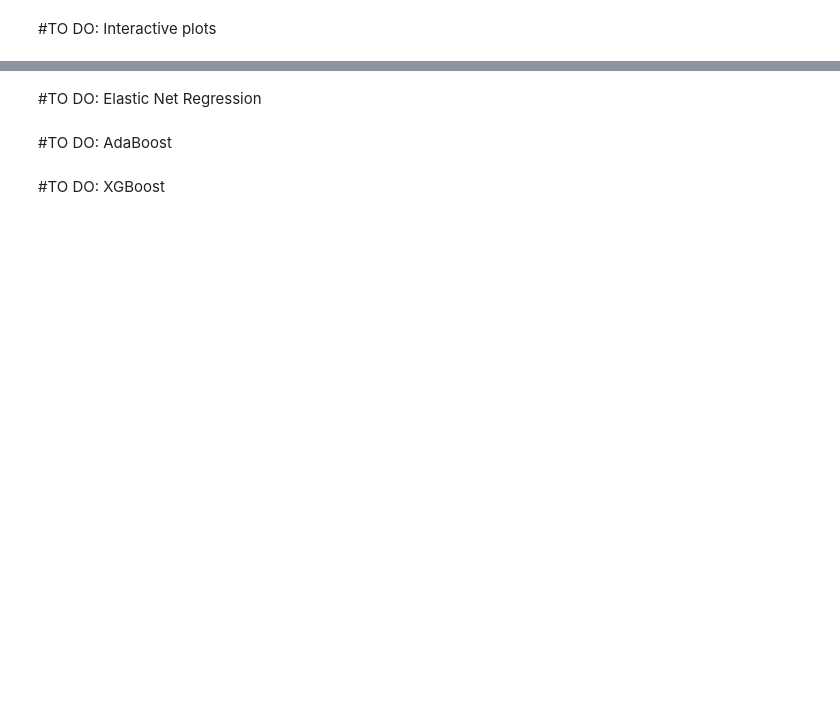
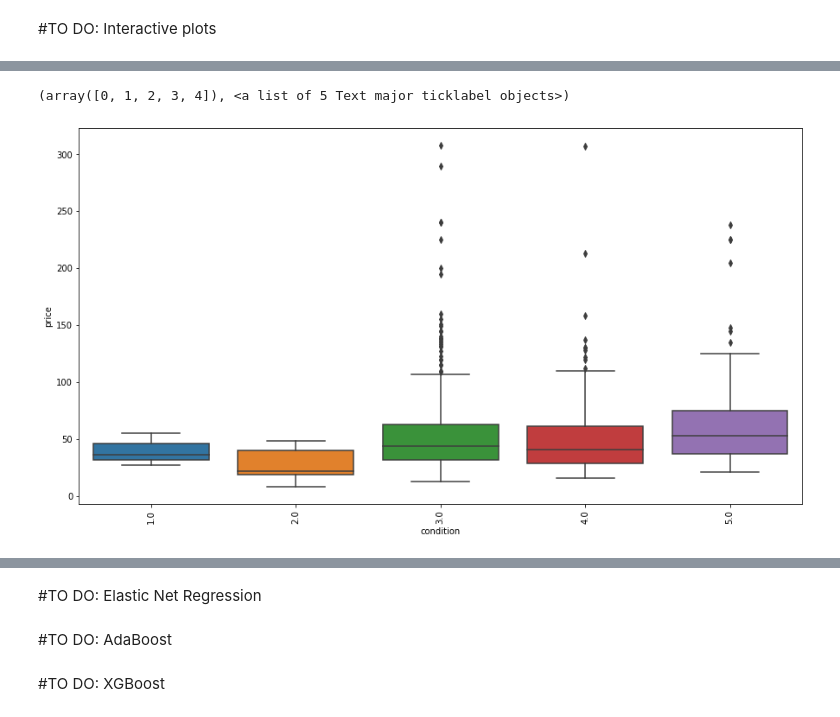
Before and after one commit to monikachudyba/MachineLearningProjects, a Jupyter notebook: Regression - House Pricing.ipynb, the cells around one changed output, grey strips where cells are left out. Cells and saved outputs as stored; diff of their text form; code cells hidden in the pictures; blank space fills up the shorter version.

```diff
--- a/Regression - House Pricing.ipynb
+++ b/Regression - House Pricing.ipynb
@@ -123,0 +170,10 @@ df
+# %%
+var = 'condition'
+data = pd.concat([df['price'], df[var]], axis=1)
+f, ax = plt.subplots(figsize=(15, 8))
+fig = sns.boxplot(x=var, y="price", data=data)
+#fig.axis(ymin=0, ymax=800000);
+plt.xticks(rotation=90)
+# %% [output]
+(array([0, 1, 2, 3, 4]), <a list of 5 Text major ticklabel objects>)
+[figure, added]
```
Also changed, not shown: parts of 19 cells of this notebook.
